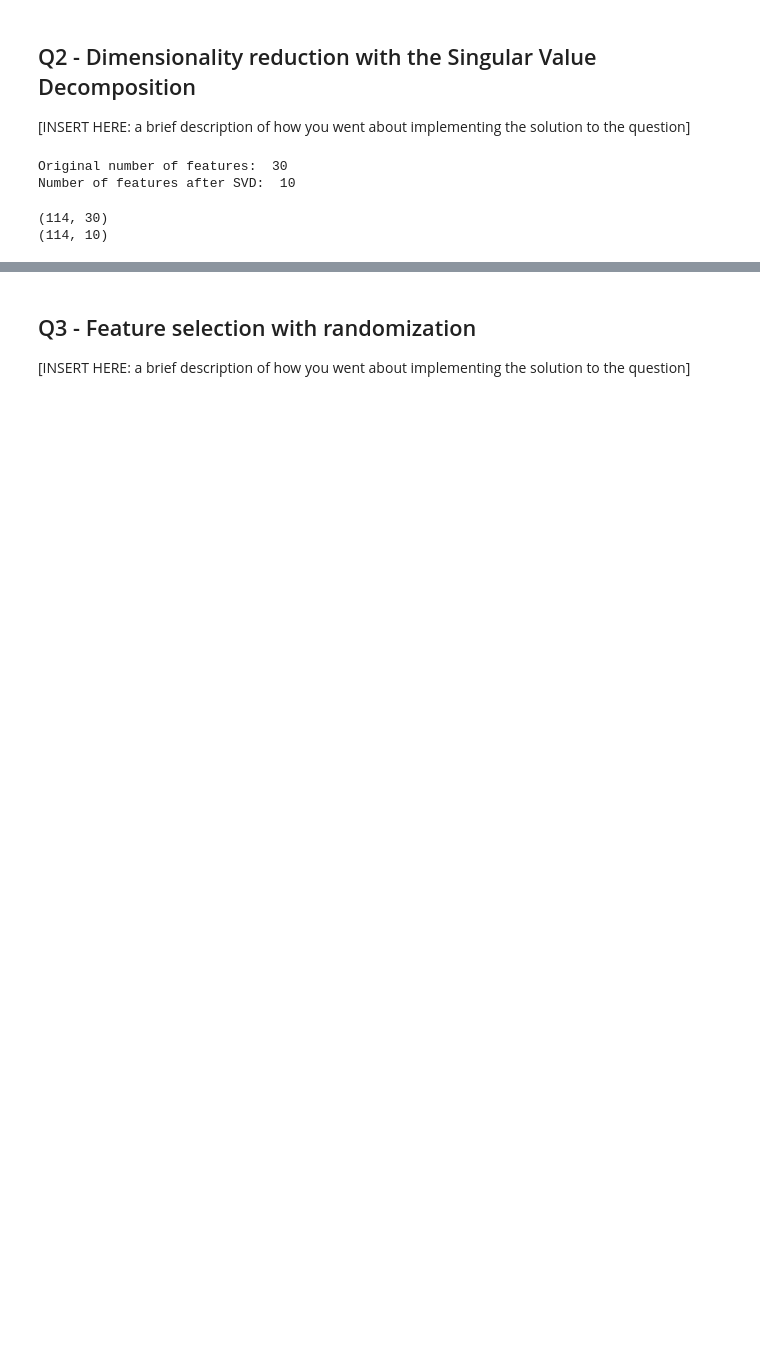
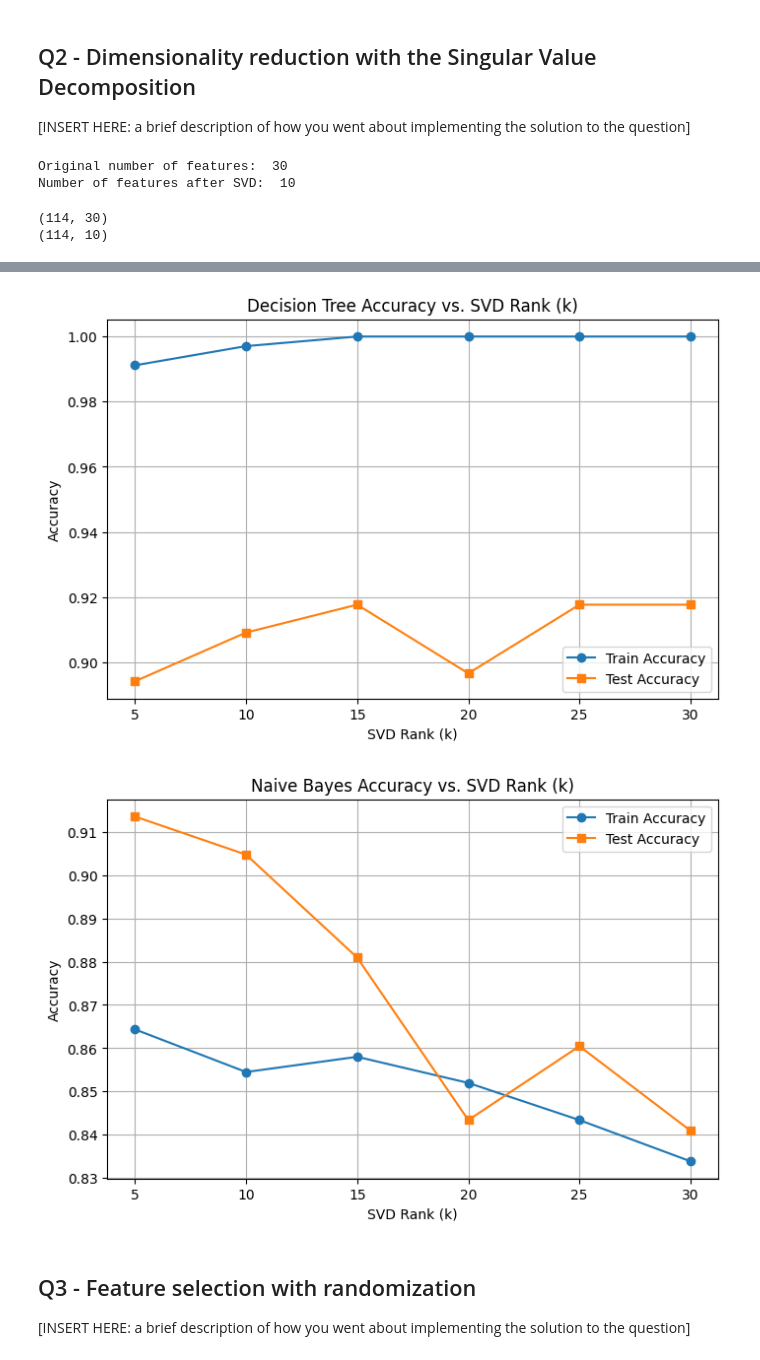
Before and after one commit to Vishvaditya/CS235_Data_Mining_Project, a Jupyter notebook: Course_Project.ipynb, the cells around one changed output, grey strips where cells are left out. Saved outputs shown, nothing was run; the diff lists cells and outputs as text; code cells hidden in the pictures; blank space fills up the shorter version.

```diff
--- a/Course_Project.ipynb
+++ b/Course_Project.ipynb
@@ -133,8 +444,9 @@ def singularValueDecomposition(X, k=10):
 
 X_np = X.to_numpy()
 y_np = y["Diagnosis"].to_numpy()
+y_encoded = label_encoder.fit_transform(y_np)
 
-X_train, X_test, y_train, y_test = train_test_split(X_np, y_np, test_size=0.2, random_state=42)
+X_train, X_test, y_train, y_test = train_test_split(X_np, y_encoded, test_size=0.2, random_state=42)
 
 X_train_red, X_train_mean, X_train_center, V_k = singularValueDecomposition(X_train)
 
@@ -156,43 +468,72 @@ print(X_test_red.shape)
 (114, 10)
 # %%
 # [YOUR PLOTTING CODE HERE]
-model = None # Enter classifier from question 1 here
 
 k_list = [5,10,15,20,25,30]
 
-train_results = []
-test_results = []
+train_results_dt = []
+test_results_dt = []
+
+train_results_nb = []
+test_results_nb = []
 
 for k in k_list:
     X_train_red, X_train_mean, X_train_center, V_k = singularValueDecomposition(X_train, k=k)
     X_test_cent = X_test - X_train_mean
     X_test_red = X_test_cent @ V_k.T
 
-    # Enter model training code here
-    # model = Classifier()
-    # model.fit(X_train_red, y_train)
-    # y_train_pred = model.predict(X_train_red)
+    # Generating results for Decision Tree classifier
+    dt_classifier = DecisionTreeClassifier(max_depth=10, min_samples_split=5)
 
-    # Enter model test result here
-    # y_test_pred = model.predict(X_test_red)
+    dt_classifier.fit(X_train_red, y_train)
 
-    # Collect results
-    # accuracy_train = accuracy_metric(y_train, y_train_pred)
-    # accuracy_test = accuracy_metric(y_test, y_test_pred)
+    y_train_pred_dt = dt_classifier.predict(X_train_red)
+    y_test_pred_dt = dt_classifier.predict(X_test_red)
 
-    train_results.append(accuracy_train)
-    test_results.append(accuracy_test)
+    f1_train_dt = f1_score(y_train, y_train_pred_dt, average='binary')
+    train_results_dt.append(f1_train_dt)
+
+    f1_test_dt = f1_score(y_test, y_test_pred_dt, average='binary')
+    test_results_dt.append(f1_test_dt)
+
+    # Generating results for Decision Tree classifier
+    nb_classifier = NaiveBayesClassifier()
+    nb_classifier.fit(X_train_red, y_train)
+
+    y_train_pred_nb = nb_classifier.predict(X_train_red)
+    y_test_pred_nb = nb_classifier.predict(X_test_red)
+
+    f1_train_nb = f1_score(y_train, y_train_pred_nb, average='binary')
+    train_results_nb.append(f1_train_nb)
+
+    f1_test_nb = f1_score(y_test, y_test_pred_nb, average='binary')
+    test_results_nb.append(f1_test_nb)
+
 
     print(f"K={k}")
-    print(f"Train accuracy: {accuracy_train}")
-    print(f"Test accuracy: {accuracy_test}")
+    print(f"Train accuracy (Decision Tree): {f1_train_dt}")
+    print(f"Test accuracy (Decision Tree): {f1_test_dt}")
+
+    print(f"Test accuracy (Naive Bayes): {f1_train_nb}")
+    print(f"Test accuracy (Naive Bayes): {f1_test_nb}")
 
 plt.figure(figsize=(8, 5))
-plt.plot(k_list, train_results, marker='o', label='Train Accuracy')
-plt.plot(k_list, test_results, marker='s', label='Test Accuracy')
+plt.plot(k_list, train_results_dt, marker='o', label='Train Accuracy')
+plt.plot(k_list, test_results_dt, marker='s', label='Test Accuracy')
 plt.title('Decision Tree Accuracy vs. SVD Rank (k)')
 plt.xlabel('SVD Rank (k)')
 plt.ylabel('Accuracy')
 plt.legend()
 plt.grid(True)
 plt.show()
+
+plt.figure(figsize=(8, 5))
+plt.plot(k_list, train_results_nb, marker='o', label='Train Accuracy')
+plt.plot(k_list, test_results_nb, marker='s', label='Test Accuracy')
+plt.title('Naive Bayes Accuracy vs. SVD Rank (k)')
+plt.xlabel('SVD Rank (k)')
+plt.ylabel('Accuracy')
+plt.legend()
+plt.grid(True)
+plt.show()
+# %% [output]
@@ -199,3 +557,5 @@ plt.show()
+[figure, added]
+[figure, added]
 # %% [markdown]
 ## Q3 - Feature selection with randomization
 
```
Also changed, not shown: parts of 17 cells of this notebook.
